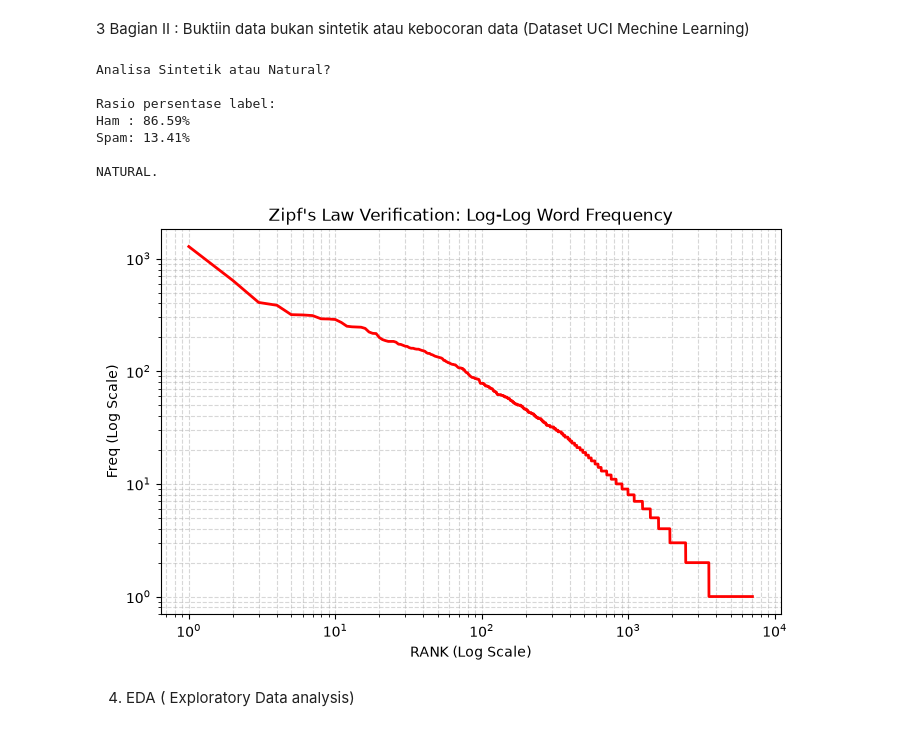
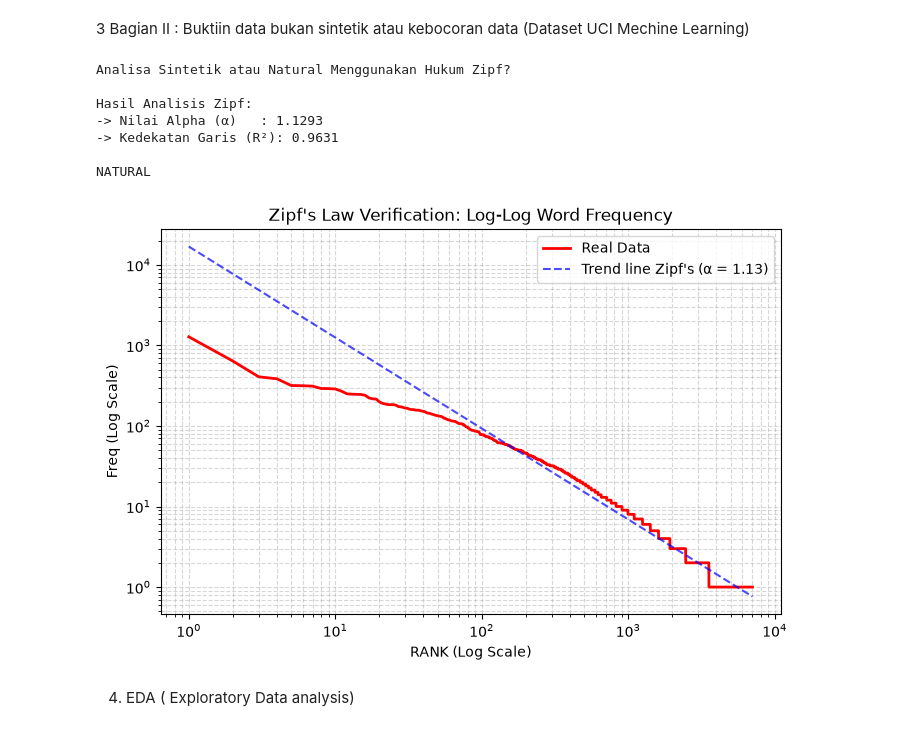
Before and after one commit to ariyaaup/SPHam, a Jupyter notebook: datates.ipynb, the cells around one changed output. Saved outputs shown, nothing was run; the diff lists cells and outputs as text; code cells hidden in the pictures.

```diff
--- a/datates.ipynb
+++ b/datates.ipynb
@@ -145,45 +145,45 @@ print(f"-> Kedekatan Garis (R²): {r_squared:.4f}\n")
 # Penentuan Sintetik vs Natural Berbasis Zipf
 # ==========================================
 # Data alami biasanya punya 0.8 <= alpha <= 1.2 dan garis yang sangat lurus (R² > 0.90)
 if (0.75 <= alpha <= 1.35) and (r_squared >= 0.90):
-    print("KESIMPULAN: DATA NATURAL (Memenuhi Hukum Zipf dengan baik).")
+    print("NATURAL")
 else:
-    print("KESIMPULAN: DICURIGAI SINTETIK / MODIFIKASI.")
+    print("SINTETIK")
     if r_squared < 0.90:
-        print("Alasan: Distribusi frekuensi kata tidak membentuk garis lurus yang konsisten.")
+        print("Distribution Freq word not make a consistent line.")
     if alpha < 0.75 or alpha > 1.35:
-        print(f"Alasan: Penurunan frekuensi kata terlalu ekstrim atau terlalu landai (alpha: {alpha:.2f}).")
+        print(f"Freq low/lost to fast, inconsist (alpha: {alpha:.2f}).")
 
 
 # ==========================================
 # Visualisasi dengan Garis Tren Zipf
 # ==========================================
 plt.figure(figsize=(8, 5))
 # Plot data asli Anda (Merah)
-plt.plot(ranks, frequencies, color='red', linewidth=2, label="Data Riil")
+plt.plot(ranks, frequencies, color='red', linewidth=2, label="Real Data")
 
 # Plot garis tren ideal hasil rumus (Biru Putus-putus)
 ideal_frequencies = 10**fitted_values
 plt.plot(ranks, ideal_frequencies, color='blue', linestyle='--', alpha=0.7,
-         label=f"Garis Tren Zipf (α = {alpha:.2f})")
+         label=f"Trend line Zipf's (α = {alpha:.2f})")
 
 plt.yscale('log')
 plt.xscale('log')
 plt.title("Zipf's Law Verification: Log-Log Word Frequency")
 plt.xlabel("RANK (Log Scale)")
 plt.ylabel("Freq (Log Scale)")
 plt.grid(True, which="both", ls="--", alpha=0.5)
 plt.legend()
 plt.show()
 # %% [output]
-Analisa Sintetik atau Natural?
+Analisa Sintetik atau Natural Menggunakan Hukum Zipf?
 
-Rasio persentase label:
-Ham : 86.59%
-Spam: 13.41%
+Hasil Analisis Zipf:
+-> Nilai Alpha (α)   : 1.1293
+-> Kedekatan Garis (R²): 0.9631
 
-NATURAL.
+NATURAL
-[figure, old version]
+[figure, new version]
 # %% [markdown]
 4. EDA ( Exploratory Data analysis)
 # %%
```
Also changed, not shown: parts of 9 cells of this notebook, 1 other file.
